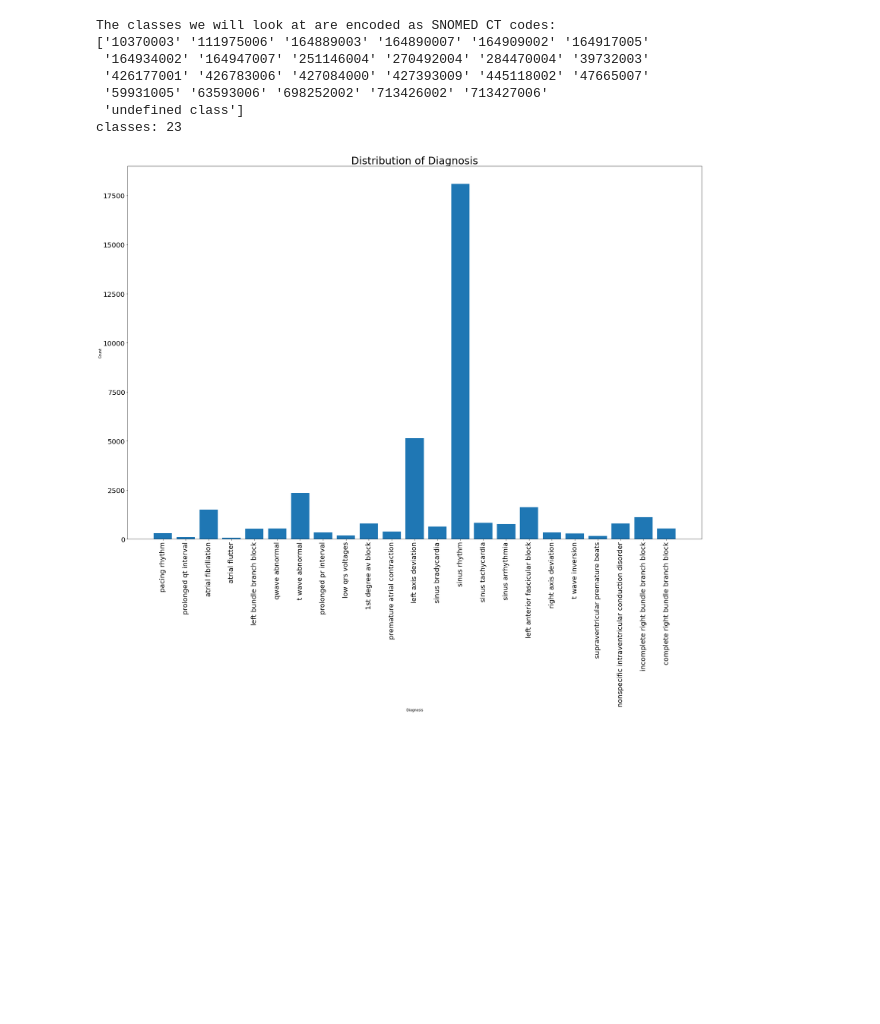
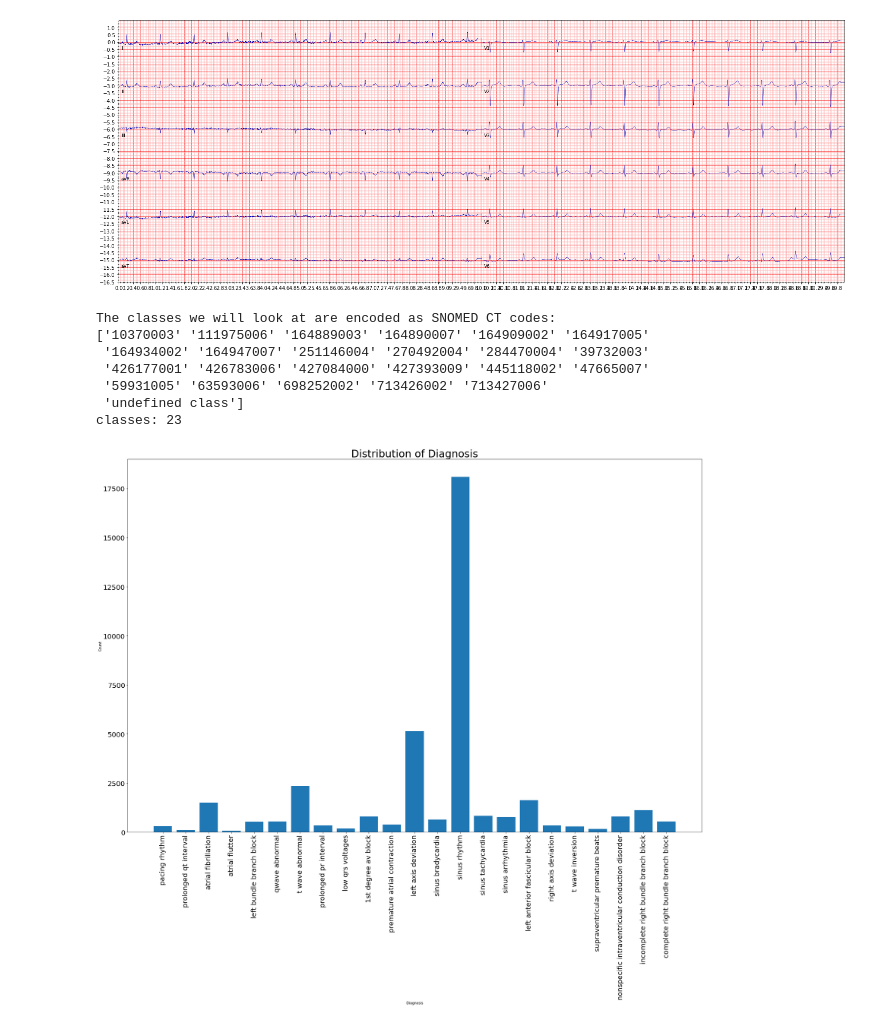
Before and after one commit to lordtt13/capstone-ecg-classification, a Jupyter notebook: classification-results.ipynb, the cells around one changed output. Drawn from its saved outputs; the diff is of its cells as text; code cells hidden in the pictures; blank space fills up the shorter version.

Commit message:
sample ECG plotted
Signed-off-by: lordtt13 <tanmay@smoketrees.in>

```diff
--- a/classification-results.ipynb
+++ b/classification-results.ipynb
@@ -23,6 +23,15 @@ from tensorflow.keras.layers import concatenate
 from tensorflow.keras.preprocessing.sequence import pad_sequences
 from tensorflow.keras.layers import Input, Dense, Dropout, Activation, BatchNormalization, Add
 from tensorflow.keras.layers import Conv1D, GlobalAveragePooling1D, MaxPool1D, ZeroPadding1D, LSTM, Bidirectional
+# %%
+def plot_ecg(path):
+    ecg_data = pc.load_challenge_data(path)
+    ecg_plot.plot(ecg_data[0]/1000, sample_rate=500, title='')
+    ecg_plot.show()
+
+plot_ecg("WFDB/HR00001.mat")
+# %% [output]
+[figure, added]
 # %%
 gender, age, labels, ecg_filenames = pc.import_key_data("WFDB/")
 # %%
```
Also changed, not shown: parts of 2 cells of this notebook.
